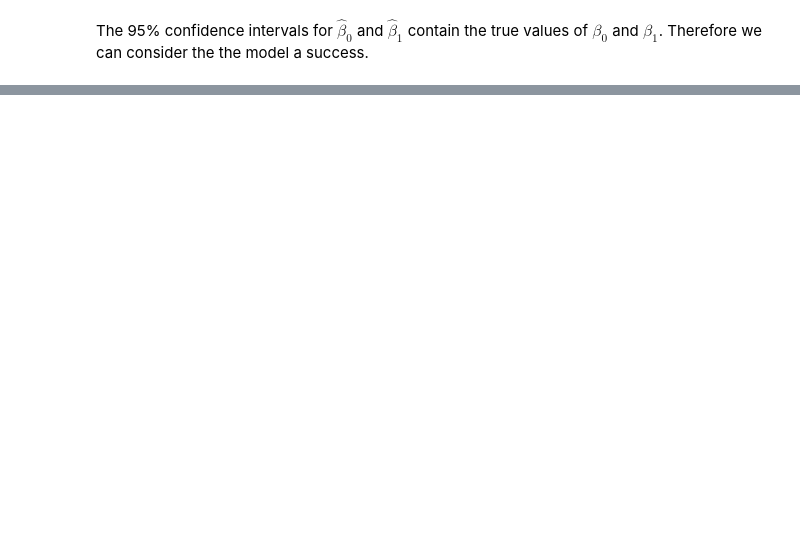
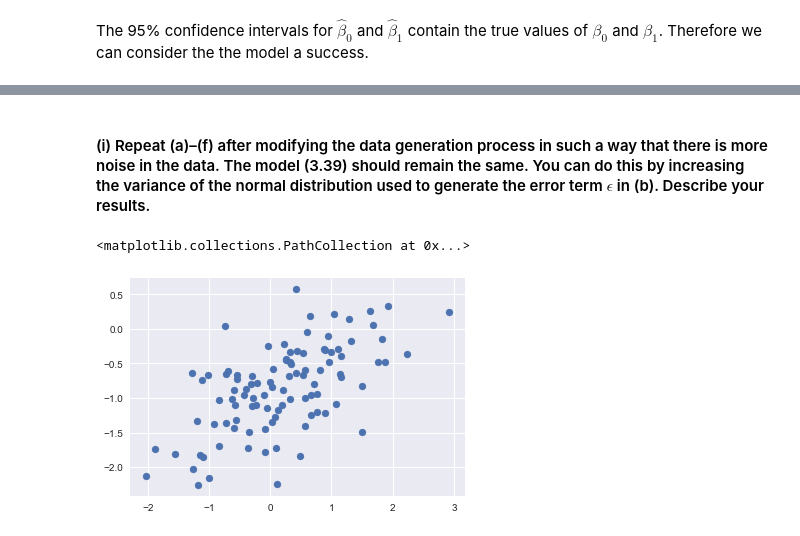
Before and after one commit to kjoshi/ISL, a Jupyter notebook: chapter3/3.7_Exercises.ipynb, the cells around one changed output, grey strips where cells are left out. Saved outputs shown, nothing was run; the diff lists cells and outputs as text; code cells hidden in the pictures; blank space fills up the shorter version.

```diff
--- a/chapter3/3.7_Exercises.ipynb
+++ b/chapter3/3.7_Exercises.ipynb
@@ -803,0 +911,10 @@ The 95% confidence intervals for $\hat\beta_0$ and $\hat\beta_1$ contain the tru
+# %% [markdown]
+#### (i) Repeat (a)–(f) after modifying the data generation process in such a way that there is more noise in the data. The model (3.39) should remain the same. You can do this by increasing the variance of the normal distribution used to generate the error term $\epsilon$ in (b). Describe your results.
+# %%
+x_high = np.random.normal(size=100)
+eps_high = np.random.normal(0.0, 0.5, 100)
+y_high = 0.5*x_high + eps_high - 1.0
+plt.scatter(x_high, y_high)
+# %% [output]
+<matplotlib.collections.PathCollection at 0x...>
+[figure, added]
```
Also changed, not shown: parts of 19 cells of this notebook.
